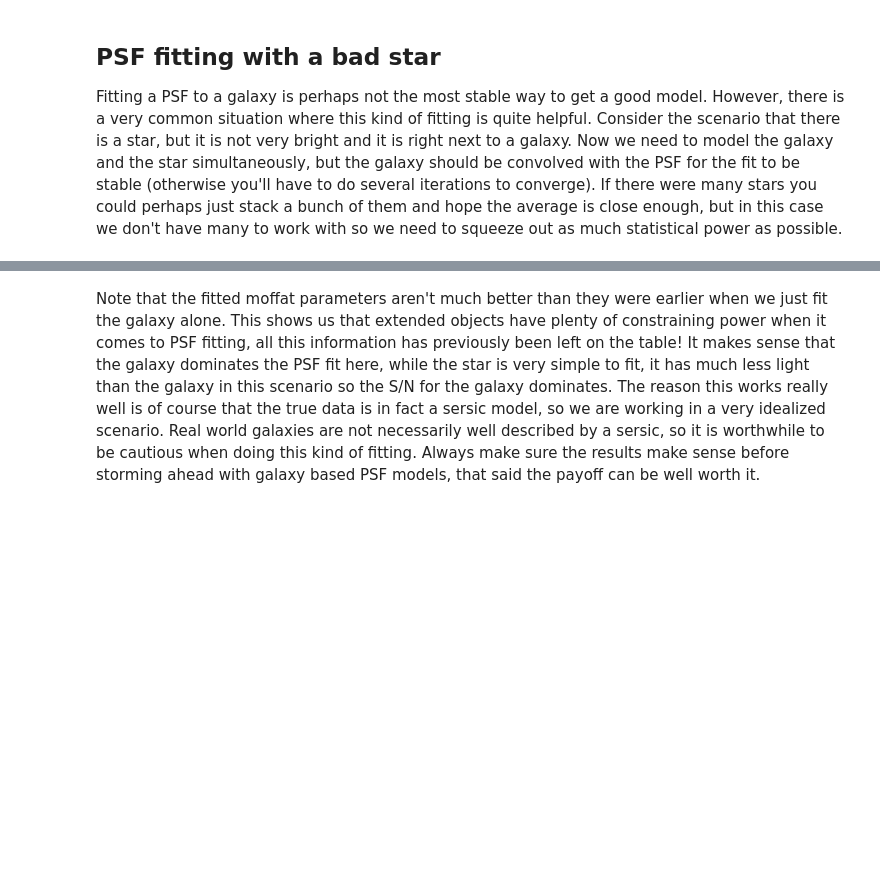
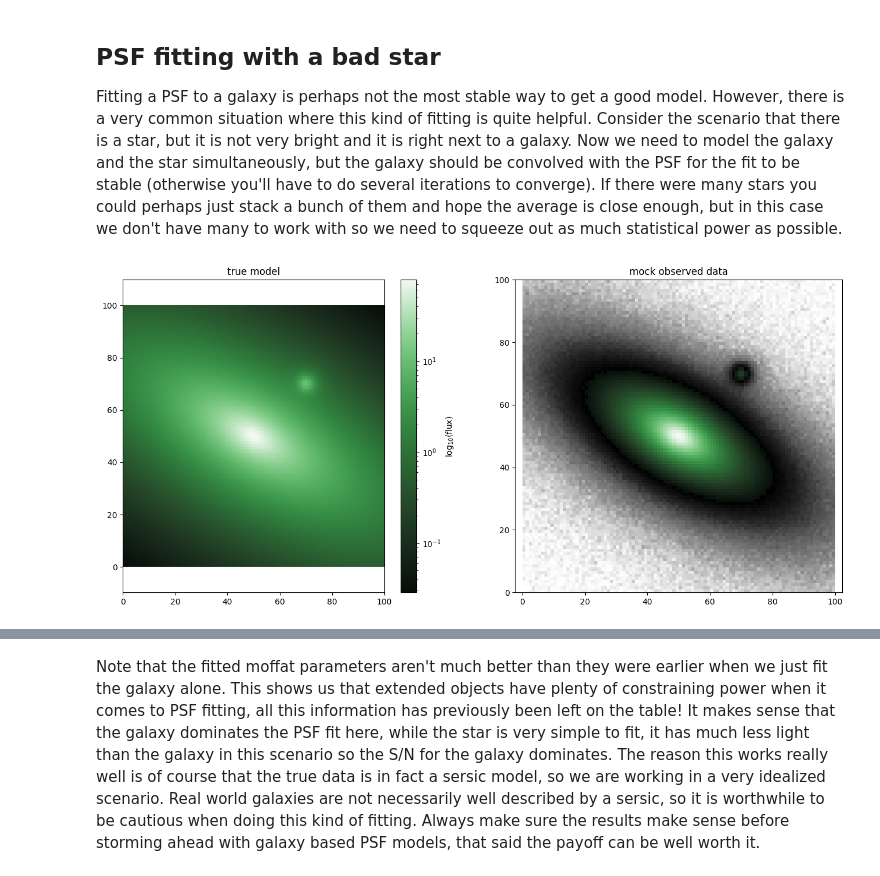
Before and after one commit to Autostronomy/AstroPhot, a Jupyter notebook: docs/tutorials/AdvancedPSFModels.ipynb, the cells around one changed output, grey strips where cells are left out. Cells and saved outputs as stored; diff of their text form; code cells hidden in the pictures; blank space fills up the shorter version.

```diff
--- a/docs/tutorials/AdvancedPSFModels.ipynb
+++ b/docs/tutorials/AdvancedPSFModels.ipynb
@@ -154,7 +197,7 @@ target2 = ap.image.Target_Image(
     psf = true_psf,
 )
 
-true_galaxy2 = ap.models.AutoPhot_Model(
+true_galaxy2 = ap.models.AstroPhot_Model(
     name = "true galaxy",
     model_type = "sersic galaxy model",
     target = target2,
@@ -168,36 +211,38 @@ true_galaxy2 = ap.models.AutoPhot_Model(
     },
     psf_mode = "full",
 )
-true_star2 = ap.models.AutoPhot_Model(
+true_star2 = ap.models.AstroPhot_Model(
     name = "true star",
     model_type = "moffat star model",
     target = target2,
     parameters = {
         "center": [70,70],
         "n": 2,
         "Rd": 3,
         "I0": 1.,
     },
 )
-true_model2 = ap.models.AutoPhot_Model(
+true_model2 = ap.models.AstroPhot_Model(
     name = "true model",
     model_type = "group model",
     target = target2,
     models = [true_galaxy2, true_star2],
 )
 
 # use the true model to make some data
 sample2 = true_model2()
 torch.manual_seed(1618033988)
 target2.data = sample2.data + torch.normal(torch.zeros_like(sample2.data), 0.1)
 target2.variance = 0.01 * torch.ones_like(sample2.data)
 
 fig, ax = plt.subplots(1,2, figsize = (16,7))
 ap.plots.model_image(fig, ax[0], true_model2)
 ap.plots.target_image(fig, ax[1], target2)
 ax[0].set_title("true model")
 ax[1].set_title("mock observed data")
 plt.show()
+# %% [output]
+[figure, added]
 # %%
 # Now we will try and fit the data
 
```
Also changed, not shown: parts of 12 cells of this notebook, 25 other files.
